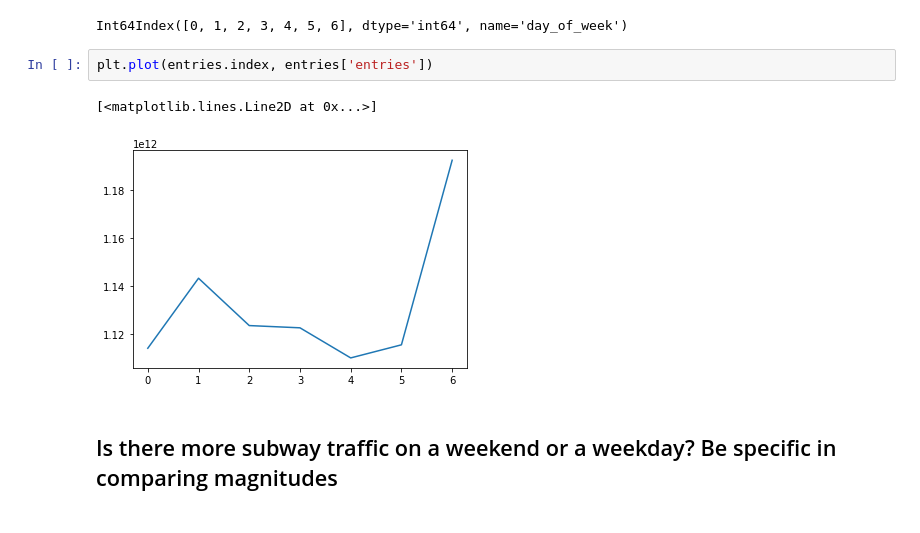
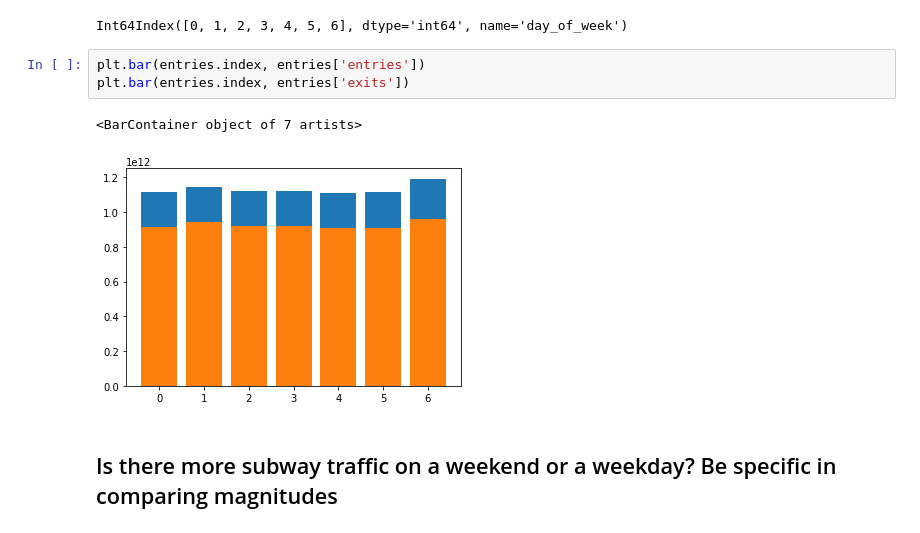
Before and after one commit to ortsed/dsc-pandas-series-and-dataframes-lab-dc-ds-career-042219, a Jupyter notebook: index.ipynb, the cells around one changed output. Saved outputs shown, nothing was run; the diff lists cells and outputs as text.

```diff
--- a/index.ipynb
+++ b/index.ipynb
@@ -126,10 +126,11 @@ entries.index
 # %% [output]
 Int64Index([0, 1, 2, 3, 4, 5, 6], dtype='int64', name='day_of_week')
 # %%
-plt.plot(entries.index, entries['entries'])
+plt.bar(entries.index, entries['entries'])
+plt.bar(entries.index, entries['exits'])
 # %% [output]
-[<matplotlib.lines.Line2D at 0x...>]
+<BarContainer object of 7 artists>
-[figure, old version]
+[figure, new version]
 # %% [markdown]
 ## Is there more subway traffic on a weekend or a weekday?    Be specific in comparing magnitudes
 # %%
```
